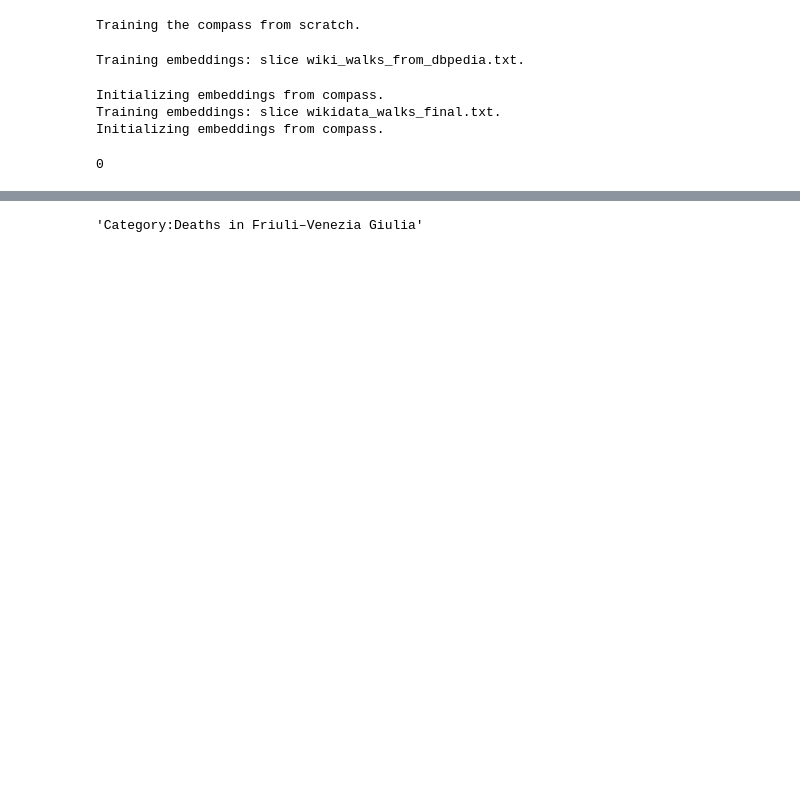
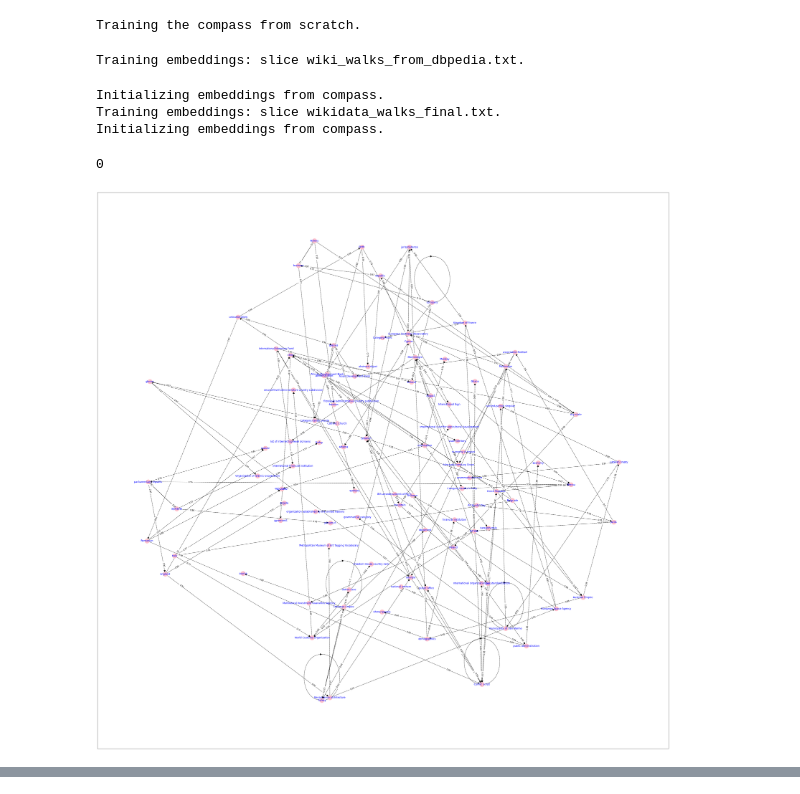
Before and after one commit to AlbezJelt/compass-aligned-graph-embeddings, a Jupyter notebook: notebooks/Cade.ipynb, the cells around one changed output, grey strips where cells are left out. Saved outputs shown, nothing was run; the diff lists cells and outputs as text; code cells hidden in the pictures; blank space fills up the shorter version.

```diff
--- a/notebooks/Cade.ipynb
+++ b/notebooks/Cade.ipynb
@@ -65,11 +65,30 @@ def graph_creation(startpoint, epoch):
     return 0
 # %%
 import networkx as nx
-G=nx.DiGraph()
+G=nx.DiGraph(directed = True)
 startpoint = "Q38"
-graph_creation(startpoint, 5)
+graph_creation(startpoint, 15)
 # %% [output]
 0
+# %%
+import matplotlib.pyplot as plt
+plt.figure(figsize=(50,50))
+pos = nx.spring_layout(G, center = (0,0))
+for i in pos:
+  pos[i][0] = (pos[i][0]) * 10 # x coordinate
+  pos[i][1] = (pos[i][1]) * 10 # y coordinate
+  distance = (pos[i][0]**2+pos[i][1]**2)**(1/2)
+  pos[i][0] = (pos[i][0]) * (11-distance) # x coordinate
+  pos[i][1] = (pos[i][1]) * (11-distance) # y coordinate
+
+nx.draw_networkx_nodes(G, pos, node_size=500, node_color='pink')
+nx.draw_networkx_edges(G, pos, arrows = True, arrowsize=20, style='dashed')
+nx.draw_networkx_edge_labels(G, pos, nx.get_edge_attributes(G,'weight'), label_pos=0.1)
+nx.draw_networkx_edge_labels(G, pos, nx.get_edge_attributes(G,'weight'), label_pos=0.9)
+nx.draw_networkx_labels(G, pos, font_color="blue")
+plt.show()
+# %% [output]
+[figure, added]
 # %%
 %%capture
 !pip install pyvis
@@ -81,7 +101,2 @@ net.show("example.html")
 # %% [output]
 [interactive output not drawn]
-# %%
- similar = model2.wv.similar_by_vector(model1[startpoint])[slice(0,3)]
- label_dict[similar[2][0]]
-# %% [output]
-'Category:Deaths in Friuli–Venezia Giulia'
```
Also changed, not shown: parts of 3 cells of this notebook.
